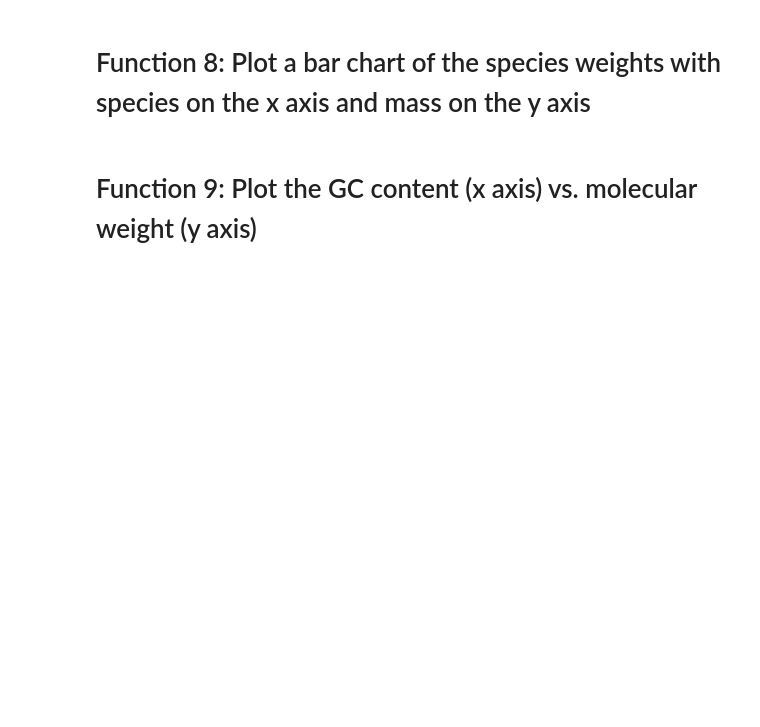
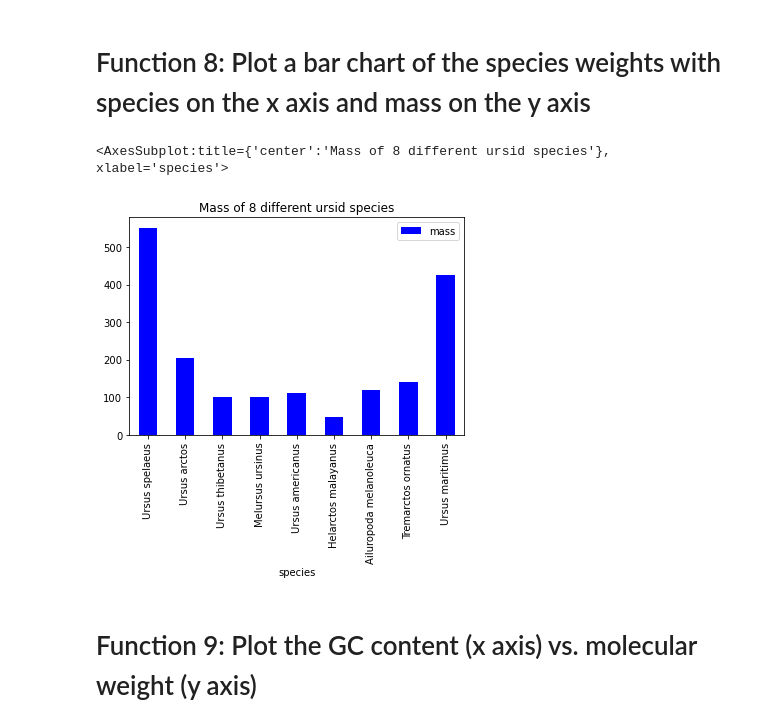
Before and after one commit to Ntopping/BCB546_PythonHW_Spring2021, a Jupyter notebook: Python_Assignment/BCB546-PythonHW_Spring2021-Topping.ipynb, the cells around one changed output. Saved outputs shown, nothing was run; the diff lists cells and outputs as text; code cells hidden in the pictures; blank space fills up the shorter version.

```diff
--- a/Python_Assignment/BCB546-PythonHW_Spring2021-Topping.ipynb
+++ b/Python_Assignment/BCB546-PythonHW_Spring2021-Topping.ipynb
@@ -75,0 +78,5 @@ NameError: name 'aa_seq_strings' is not defined
+# %%
+def translate_function_alternative(string_nucleotides):
+    mito_table = CodonTable.unambiguous_dna_by_name["Vertebrate Mitochondrial"]
+    aa_seq_string = str(Seq.translate(string_nucleotides, mito_table))[:-1]
+    return(aa_seq_string)
@@ -97,2 +119,7 @@ species_list = list(bears_df.species)
+# %%
+cytb_seqs = get_sequences_from_file("bears_cytb.fasta") #gets the sequences from the fasta file
+
+bears_df = pd.read_csv("bears_mass.csv") #reads the body mass data for each bear species into a data frame
+species_list = list(bears_df.species)
 # %% [markdown]
 # Function 6: Add two new columns with the molecular weight data and the GC content data
@@ -101,0 +126,6 @@ species_list = list(bears_df.species)
+# %%
+print(bears_df) #shows what the unaltered data frame looks like with a column for species name and a column for mass values
+bears_df['molecular_weight'] = 'NaN' #creates a new column with the header "molecular_weight"
+bears_df['GC_content'] = 'NaN' #creates a new column with the header "GC_content"
+print(bears_df) #prints the data frame with the two new columns to the right of the original data
+#all values are set to 'NaN' indicating that they are empty cells
@@ -110,0 +155,10 @@ species_list = list(bears_df.species)
+# %%
+row = 0
+for key, value in cytb_seqs.items():
+    aa_seq = translate_function_alternative(value)
+    computed_molecular_weight = aa_molecular_weight(aa_seq)
+    bears_df.loc[row, "molecular_weight"] = computed_molecular_weight
+    computed_gc_content = GC(value)
+    bears_df.loc[row, "GC_content"] = computed_gc_content
+    row = row + 1
+print(bears_df)
@@ -111,9 +176,13 @@ species_list = list(bears_df.species)
 # %% [markdown]
 # Function 8: Plot a bar chart of the species weights with species on the x axis and mass on the y axis
 # %%
+bears_df.plot(kind='bar', x='species', y='mass', color='blue', title='Mass of 8 different ursid species')
 ## Plot a bar-chart of the mass with the x-axes labeled with species names.
 ## *Q1* What is the largest bear species?
 ## *Q2* What else is interesting about this species?
+# %% [output]
+<AxesSubplot:title={'center':'Mass of 8 different ursid species'}, xlabel='species'>
+[figure, added]
 # %% [markdown]
 # Function 9: Plot the GC content (x axis) vs. molecular weight (y axis)
 # %%
```
Also changed, not shown: parts of 20 cells of this notebook, 1 other file.
